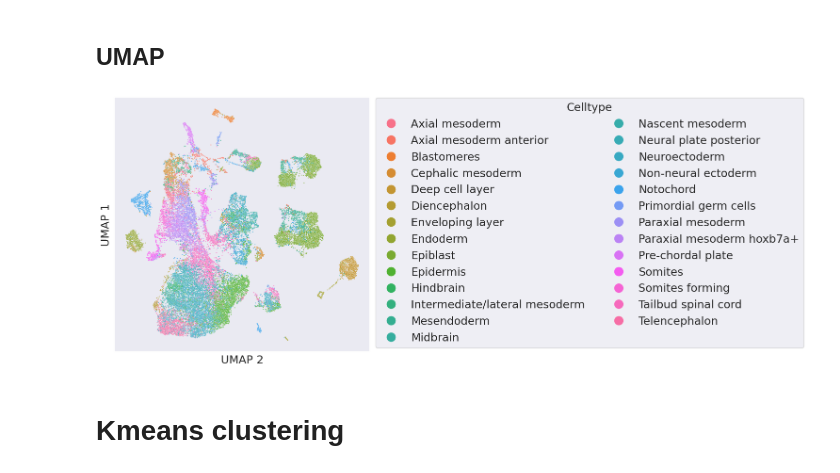
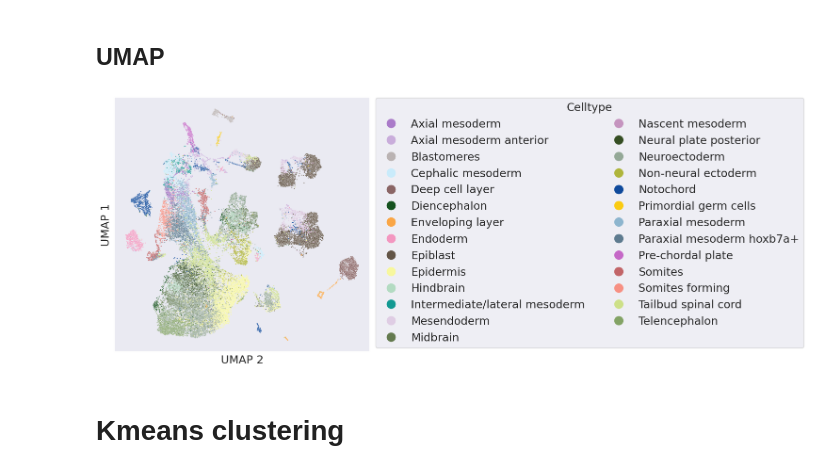
Before and after one commit to jkaatz0811/scviClustering, a Jupyter notebook: notebooks/scVI/scVI_selectedGenes.ipynb, the cells around one changed output. Saved outputs shown, nothing was run; the diff lists cells and outputs as text; code cells hidden in the pictures.

Commit message:
Adding custom cell type colors

```diff
--- a/notebooks/scVI/scVI_selectedGenes.ipynb
+++ b/notebooks/scVI/scVI_selectedGenes.ipynb
@@ -108,4 +118,4 @@ scvi_model.save('../../data/scvi_model_selectedGenes')
 # %% [markdown]
 ## Load trained state (if reloading notebook)
 # %%
-scvi_model = scvi.model.SCVI.load('../../data/scvi_model_selectedGenes',adata=full_prepro)
+scvi_model = scvi.model.SCVI.load('../../data/scvi_models/scvi_model_selectedGenes',adata=full_prepro)
@@ -136,27 +150,33 @@ umap_model = umap.UMAP(n_neighbors=8, min_dist=.3, n_components=2, random_state=
 umap_data = umap_model.fit_transform(full_prepro.obsm['latent_10'])
 umap_df = pd.DataFrame(umap_data, index=full_prepro.obs.index)
 umap_df['cell_type'] = full_prepro.obs['cell_type']
+# %%
+df_colors = pd.read_csv("../../data/farrell_cell_type_colors.csv")
+color_dict = dict(zip(df_colors["cell_type"], df_colors["color"]))
+color_dict["Enveloping layer"] = color_dict.pop("EVL")
+color_dict["Primordial germ cells"] = color_dict.pop("PGC")
+color_dict["Deep cell layer"] = color_dict.pop("DEL")
 # %%
 sb.set_theme()
 
 plt.figure(figsize=(7, 7))
 
-ax = sb.scatterplot(x=umap_df[0], y=umap_df[1], s=2, hue=umap_df['cell_type'], legend=True)
+ax = sb.scatterplot(x=umap_df[0], y=umap_df[1], s=2, hue=umap_df['cell_type'], palette=color_dict, legend=True)
 
 # annotations
 plt.xticks([],fontsize=17)
 plt.xlabel("UMAP 2", fontsize=17)
 plt.ylabel("UMAP 1", fontsize=17)
 plt.yticks([],fontsize=17)
 
 # legend configuration
 sb.move_legend(ax, "upper left", bbox_to_anchor=(1, 1.02), fontsize=17, ncol=2, markerscale=10)
 ax.get_legend().set_title("Celltype", prop={'size': 17})
 
 plt.savefig('../../figures/scvi/scvi_latent_umap.png',dpi=300, bbox_inches='tight')
 plt.show()
 # %% [output]
-[figure, old version]
+[figure, new version]
 # %% [markdown]
 # Kmeans clustering
 # %%
```
Also changed, not shown: parts of 3 cells of this notebook.
